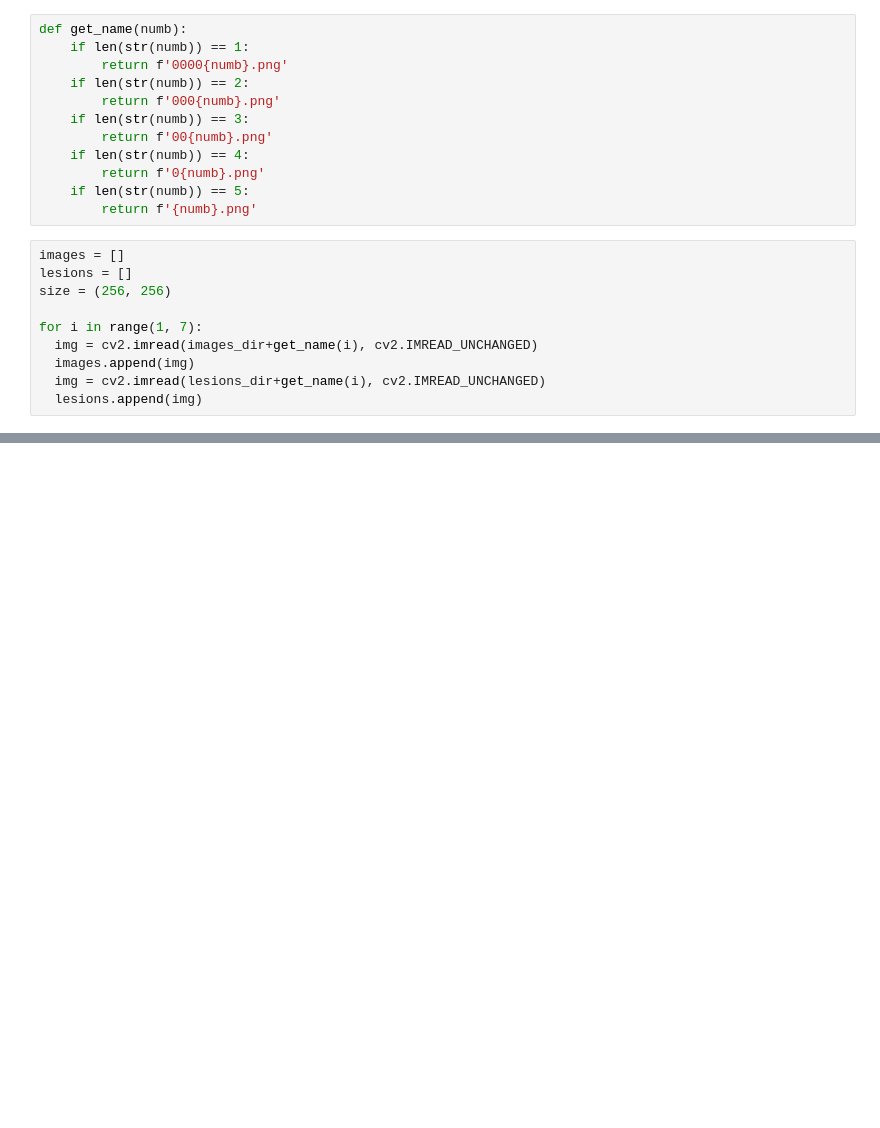
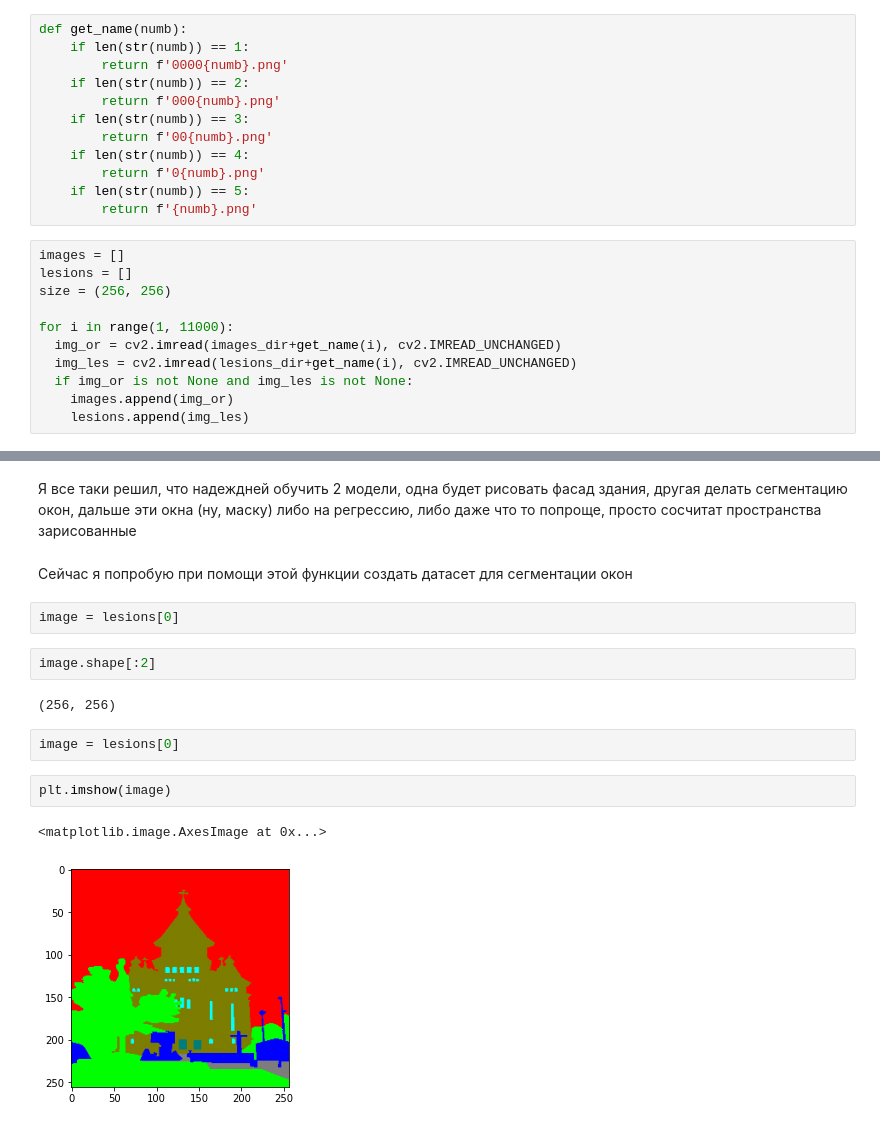
Before and after one commit to Tyrannozavr/machine_learning, a Jupyter notebook: segmentation.ipynb, the cells around one changed output, grey strips where cells are left out. Drawn from its saved outputs; the diff is of its cells as text; blank space fills up the shorter version.

```diff
--- a/segmentation.ipynb
+++ b/segmentation.ipynb
@@ -51,8 +91,9 @@ images = []
 lesions = []
 size = (256, 256)
 
-for i in range(1, 7):
-  img = cv2.imread(images_dir+get_name(i), cv2.IMREAD_UNCHANGED)
-  images.append(img)
-  img = cv2.imread(lesions_dir+get_name(i), cv2.IMREAD_UNCHANGED)
-  lesions.append(img)
+for i in range(1, 11000):
+  img_or = cv2.imread(images_dir+get_name(i), cv2.IMREAD_UNCHANGED)
+  img_les = cv2.imread(lesions_dir+get_name(i), cv2.IMREAD_UNCHANGED)
+  if img_or is not None and img_les is not None:
+    images.append(img_or)
+    lesions.append(img_les)
@@ -58,0 +104,17 @@ for i in range(1, 7):
+# %% [markdown]
+Я все таки решил, что надеждней обучить 2 модели, одна будет рисовать фасад здания, другая делать сегментацию окон, дальше эти окна (ну, маску) либо на регрессию, либо даже что то попроще, просто сосчитат пространства зарисованные
+# %% [markdown]
+Сейчас я попробую при помощи этой функции создать датасет для сегментации окон
+# %%
+image = lesions[0]
+# %%
+image.shape[:2]
+# %% [output]
+(256, 256)
+# %%
+image = lesions[0]
+# %%
+plt.imshow(image)
+# %% [output]
+<matplotlib.image.AxesImage at 0x...>
+[figure, added]
```
Also changed, not shown: parts of 41 cells of this notebook.
